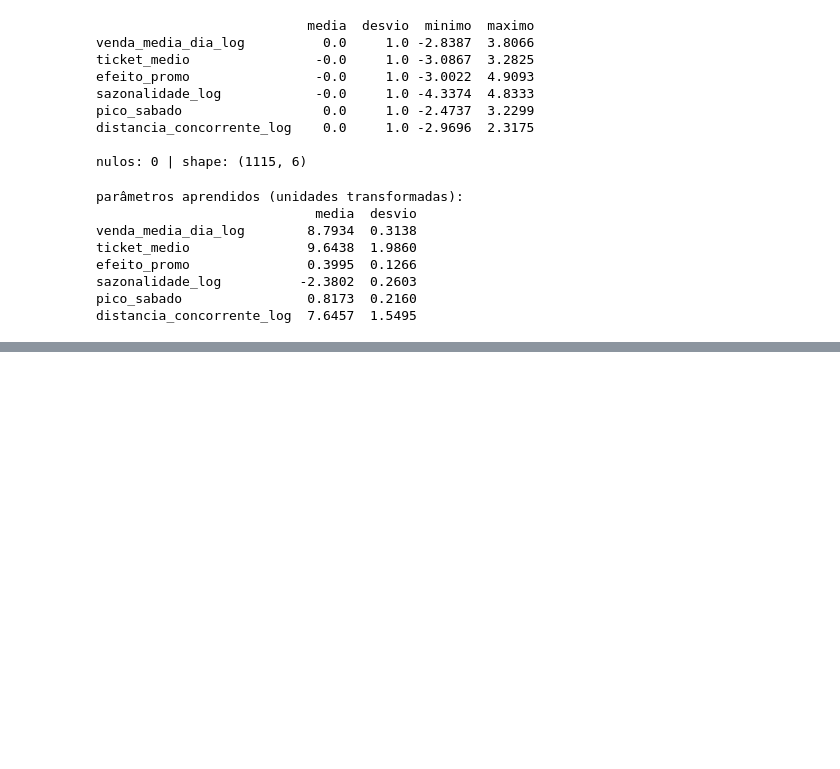
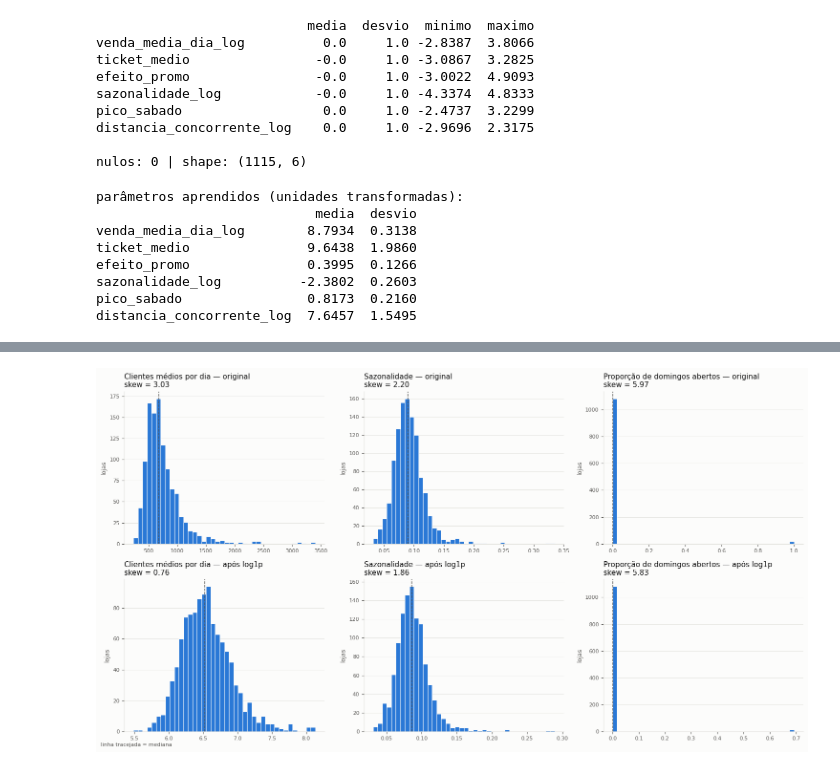
Before and after one commit to V4lciJr/Auroa-Retail-Store-Clustering, a Jupyter notebook: notebooks/03_preparacao_dados.ipynb, the cells around one changed output, grey strips where cells are left out. Drawn from its saved outputs; the diff is of its cells as text; code cells hidden in the pictures; blank space fills up the shorter version.

```diff
--- a/notebooks/03_preparacao_dados.ipynb
+++ b/notebooks/03_preparacao_dados.ipynb
@@ -661,0 +857,20 @@ base_transformada.to_parquet(RAIZ / 'dados' / 'processados' / 'base_lojas_transf
+# %%
+AZUL, TEXTO, TEXTO_2, GRADE = '#2a78d6', '#0b0b0b', '#52514e', '#e4e3df'
+colunas_plot = {'clientes_medios_dia': 'Clientes médios por dia', 'sazonalidade': 'Sazonalidade',
+                'prop_domingos_abertos': 'Proporção de domingos abertos'}
+fig, eixos = plt.subplots(2, 3, figsize=(15, 8), facecolor='#fcfcfb')
+for j, (coluna, titulo) in enumerate(colunas_plot.items()):
+    for i, (valores, rotulo) in enumerate([(base_revisada[coluna], 'original'), (np.log1p(base_revisada[coluna]), 'após log1p')]):
+        ax = eixos[i, j]; ax.set_facecolor('#fcfcfb')
+        ax.hist(valores, bins=40, color=AZUL, edgecolor='#fcfcfb', linewidth=0.8)
+        ax.axvline(valores.median(), color=TEXTO_2, linewidth=1, linestyle='--')
+        ax.set_title(f'{titulo} — {rotulo}\nskew = {valores.skew():.2f}', fontsize=11, color=TEXTO, loc='left')
+        ax.set_ylabel('lojas', fontsize=9, color=TEXTO_2); ax.tick_params(colors=TEXTO_2, labelsize=8)
+        ax.grid(axis='y', color=GRADE, linewidth=0.6); ax.set_axisbelow(True)
+        for lado in ['top', 'right']: ax.spines[lado].set_visible(False)
+        for lado in ['left', 'bottom']: ax.spines[lado].set_color(GRADE)
+fig.text(0.01, 0.005, 'linha tracejada = mediana', fontsize=8, color=TEXTO_2)
+fig.tight_layout()
+fig.savefig(RAIZ / 'relatorios' / 'figuras' / '03_histogramas_assimetria.png', dpi=120, facecolor=fig.get_facecolor())
+# %% [output]
+[figure, added]
```
Also changed, not shown: parts of 11 cells of this notebook, 10 other files.
